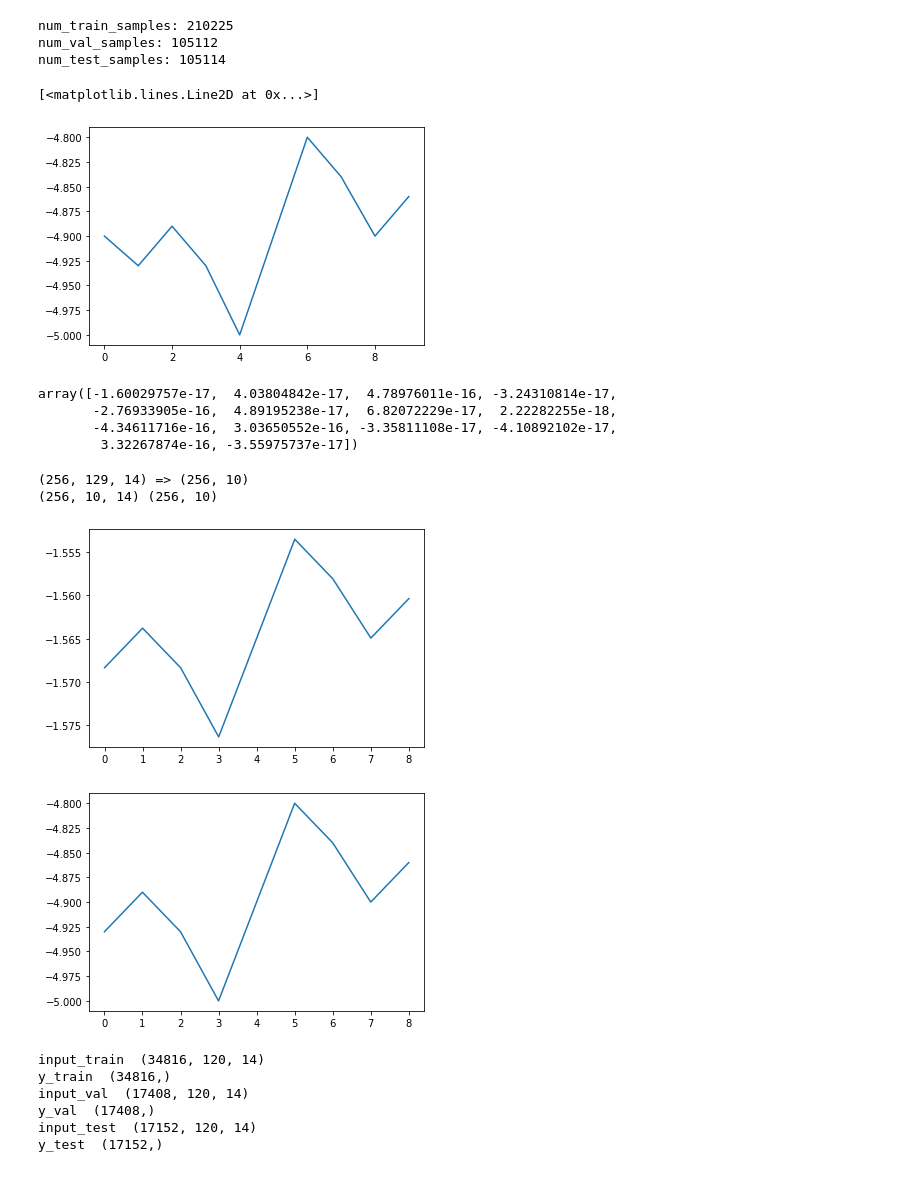
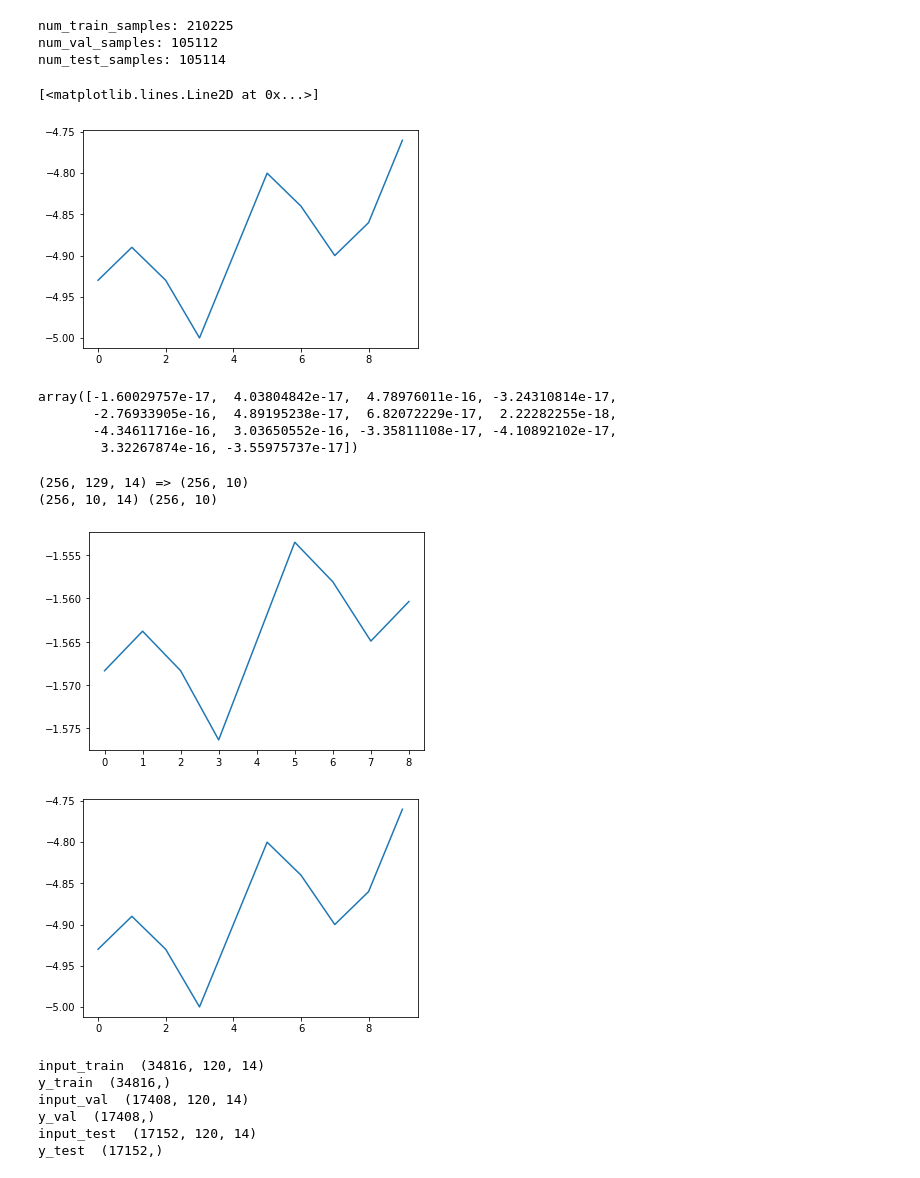
Before and after one commit to mlengineer19989/transformer_practice, a Jupyter notebook: transformer_time_series2.ipynb, the cells around one changed output. Saved outputs shown, nothing was run; the diff lists cells and outputs as text; code cells hidden in the pictures.

```diff
--- a/transformer_time_series2.ipynb
+++ b/transformer_time_series2.ipynb
@@ -160,7 +160,7 @@ from generate_data import textbook_method, textbook_method_multistep
 sampling_rate = 1
 sequence_length = 120
 pred_points = 10
-delay = sampling_rate * (sequence_length   - 1)
+delay = sampling_rate * (sequence_length )
 batch_size = 256
 
 #train_dataset, val_dataset, test_dataset = textbook_method(raw_data, temperature, sampling_rate, sequence_length, delay, batch_size)
@@ -174,7 +174,7 @@ plt.figure()
 plt.plot(temperature[delay:delay+10])
 # %% [output]
 [<matplotlib.lines.Line2D at 0x...>]
-[figure, old version]
+[figure, new version]
 # %%
 mean
 # %% [output]
@@ -185,22 +185,22 @@ array([-1.60029757e-17,  4.03804842e-17,  4.78976011e-16, -3.24310814e-17,
 # %%
 for x,y in train_dataset:
     #x, y = train_dataset[i]
     print('%s => %s' % (x.shape, y.shape))
     enc_input = x[:,:sequence_length]
     dec_input = x[:,sequence_length-1:]
     print(dec_input.shape, y.shape)
 
     plt.figure()
     plt.plot(dec_input[0,1:,1])
 
     plt.figure()
-    plt.plot(y[0,:-1])
+    plt.plot(y[0,:])
     break
 # %% [output]
 (256, 129, 14) => (256, 10)
 (256, 10, 14) (256, 10)
 [figure]
-[figure, old version]
+[figure, new version]
 # %%
 #transformerの場合
 enc_train, dec_train, y_train, enc_val, dec_val, y_val, enc_test, dec_test, y_test = predata.make_data_for_transformer()
```
